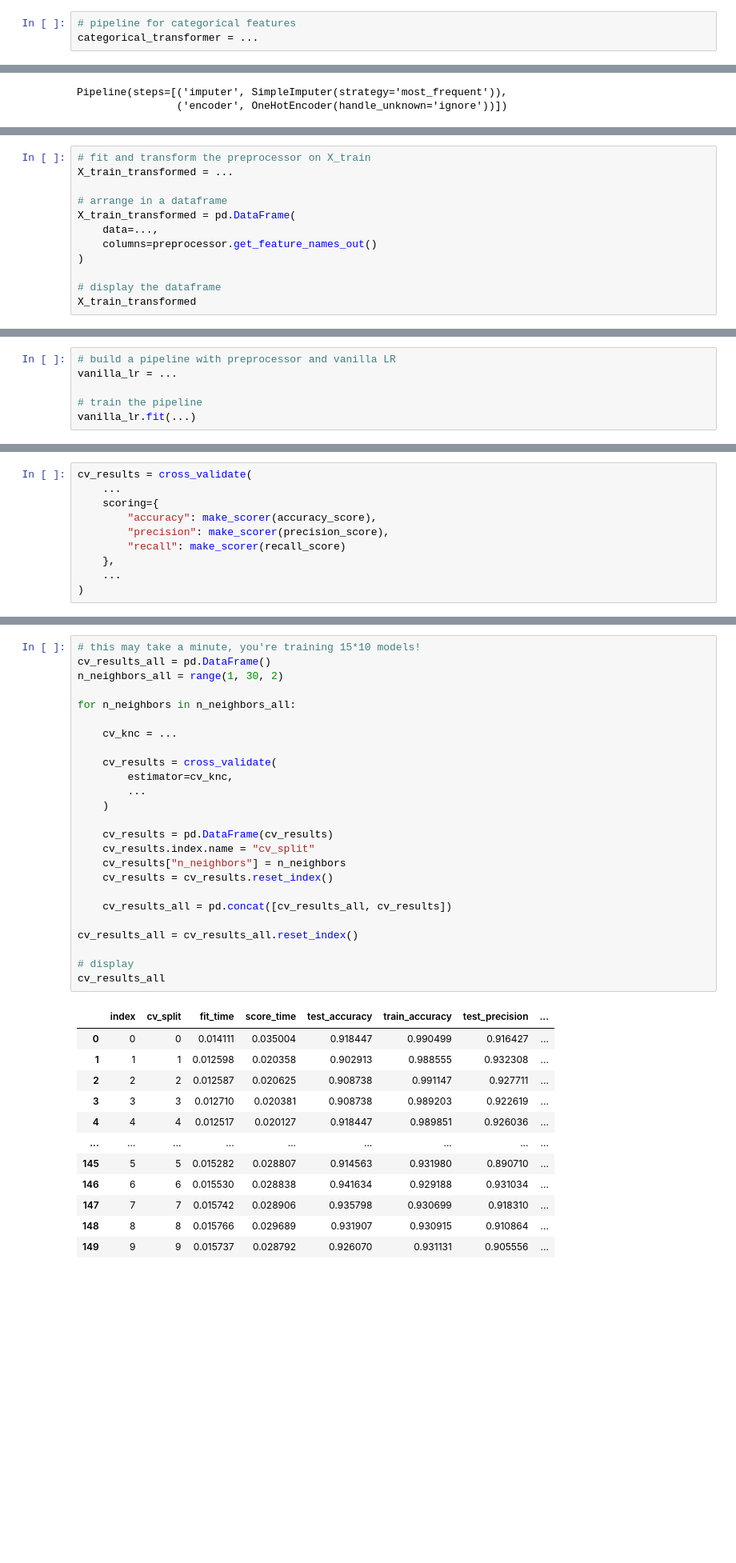
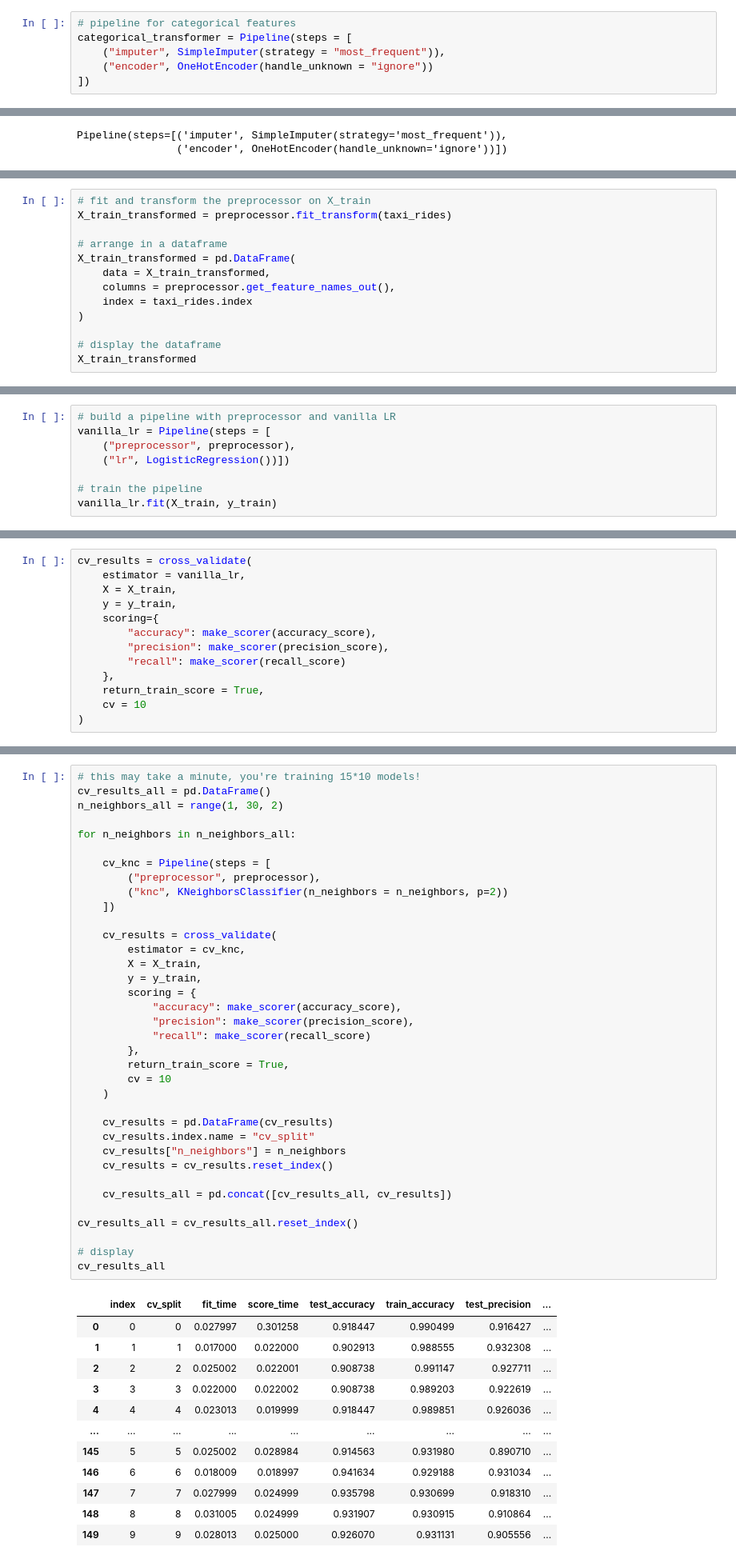
Before and after one commit to Jguan10/CS-39542, a Jupyter notebook: Programming Assignment 3/program03-template.ipynb, the cells around one changed output, grey strips where cells are left out. Shown at 80% size. Drawn from its saved outputs; the diff is of its cells as text; blank space fills up the shorter version.

```diff
--- a/Programming Assignment 3/program03-template.ipynb
+++ b/Programming Assignment 3/program03-template.ipynb
@@ -150,7 +163,10 @@ categorical_features = [
 ]
 # %%
 # pipeline for categorical features
-categorical_transformer = ...
+categorical_transformer = Pipeline(steps = [
+    ("imputer", SimpleImputer(strategy = "most_frequent")),
+    ("encoder", OneHotEncoder(handle_unknown = "ignore"))
+])
 # %%
 # visualize the transformer
 categorical_transformer
@@ -204,12 +220,13 @@ This is our chance to ensure we're happy with our `preprocessor` before we start
 First create a dataframe called `X_train_transformed` with both numeric and categorical features. Then, use the dataframe's `describe()` method to show a summary of all the transformed features. Then you'll write out some observations on the transformed data (details below).
 # %%
 # fit and transform the preprocessor on X_train
-X_train_transformed = ...
+X_train_transformed = preprocessor.fit_transform(taxi_rides)
 
 # arrange in a dataframe
 X_train_transformed = pd.DataFrame(
-    data=...,
-    columns=preprocessor.get_feature_names_out()
+    data = X_train_transformed,
+    columns = preprocessor.get_feature_names_out(),
+    index = taxi_rides.index
 )
 
 # display the dataframe
@@ -255,10 +273,12 @@ Here we're going to be building a simple logistic regression model to predict wh
 A very nice feature of scikit-learn pipeplines is that they can contain other pipelines. You'll leverage that here, building a new pipepline with two steps: a `"preprocessor"` step with the `preprocessor` object you defined above, and a `"lr"` step with a `LogisticRegression()` model with default parameters. Call your pipeline `vanilla_lr`. Then, fit it on your train data.
 # %%
 # build a pipeline with preprocessor and vanilla LR
-vanilla_lr = ...
+vanilla_lr = Pipeline(steps = [
+    ("preprocessor", preprocessor),
+    ("lr", LogisticRegression())])
 
 # train the pipeline
-vanilla_lr.fit(...)
+vanilla_lr.fit(X_train, y_train)
 # %% [output]
 Pipeline(steps=[('preprocessor',
                  ColumnTransformer(transformers=[('numeric',
@@ -337,13 +358,16 @@ Use the `cross_validate()` scikit-learn function to perform 10-fold cross valida
 Store the output of your `cross_validate(...)` call into `cv_results`.
 # %%
 cv_results = cross_validate(
-    ...
+    estimator = vanilla_lr,
+    X = X_train,
+    y = y_train,
     scoring={
         "accuracy": make_scorer(accuracy_score),
         "precision": make_scorer(precision_score),
         "recall": make_scorer(recall_score)
     },
-    ...
+    return_train_score = True,
+    cv = 10
 )
 # %% [markdown]
 ### Task 3.2: Plot train and test scores
@@ -408,41 +432,52 @@ For now, fix `p` to `2` (the default value) and vary `n_neighbors` over `range(1
 # %%
 # this may take a minute, you're training 15*10 models!
 cv_results_all = pd.DataFrame()
 n_neighbors_all = range(1, 30, 2)
 
 for n_neighbors in n_neighbors_all:
 
-    cv_knc = ...
+    cv_knc = Pipeline(steps = [
+        ("preprocessor", preprocessor),
+        ("knc", KNeighborsClassifier(n_neighbors = n_neighbors, p=2))
+    ])
 
     cv_results = cross_validate(
-        estimator=cv_knc,
-        ...
+        estimator = cv_knc,
+        X = X_train,
+        y = y_train,
+        scoring = {
+            "accuracy": make_scorer(accuracy_score),
+            "precision": make_scorer(precision_score),
+            "recall": make_scorer(recall_score)
+        },
+        return_train_score = True,
+        cv = 10
     )
 
     cv_results = pd.DataFrame(cv_results)
     cv_results.index.name = "cv_split"
     cv_results["n_neighbors"] = n_neighbors
     cv_results = cv_results.reset_index()
 
     cv_results_all = pd.concat([cv_results_all, cv_results])
 
 cv_results_all = cv_results_all.reset_index()
 
 # display
 cv_results_all
 # %% [output]
 |  | index | cv_split | fit_time | score_time | test_accuracy | train_accuracy | test_precision | ... |
-| 0 | 0 | 0 | 0.014111 | 0.035004 | 0.918447 | 0.990499 | 0.916427 | ... |
-| 1 | 1 | 1 | 0.012598 | 0.020358 | 0.902913 | 0.988555 | 0.932308 | ... |
-| 2 | 2 | 2 | 0.012587 | 0.020625 | 0.908738 | 0.991147 | 0.927711 | ... |
-| 3 | 3 | 3 | 0.012710 | 0.020381 | 0.908738 | 0.989203 | 0.922619 | ... |
-| 4 | 4 | 4 | 0.012517 | 0.020127 | 0.918447 | 0.989851 | 0.926036 | ... |
+| 0 | 0 | 0 | 0.027997 | 0.301258 | 0.918447 | 0.990499 | 0.916427 | ... |
+| 1 | 1 | 1 | 0.017000 | 0.022000 | 0.902913 | 0.988555 | 0.932308 | ... |
+| 2 | 2 | 2 | 0.025002 | 0.022001 | 0.908738 | 0.991147 | 0.927711 | ... |
+| 3 | 3 | 3 | 0.022000 | 0.022002 | 0.908738 | 0.989203 | 0.922619 | ... |
+| 4 | 4 | 4 | 0.023013 | 0.019999 | 0.918447 | 0.989851 | 0.926036 | ... |
 | ... | ... | ... | ... | ... | ... | ... | ... | ... |
-| 145 | 5 | 5 | 0.015282 | 0.028807 | 0.914563 | 0.931980 | 0.890710 | ... |
-| 146 | 6 | 6 | 0.015530 | 0.028838 | 0.941634 | 0.929188 | 0.931034 | ... |
-| 147 | 7 | 7 | 0.015742 | 0.028906 | 0.935798 | 0.930699 | 0.918310 | ... |
-| 148 | 8 | 8 | 0.015766 | 0.029689 | 0.931907 | 0.930915 | 0.910864 | ... |
-| 149 | 9 | 9 | 0.015737 | 0.028792 | 0.926070 | 0.931131 | 0.905556 | ... |
+| 145 | 5 | 5 | 0.025002 | 0.028984 | 0.914563 | 0.931980 | 0.890710 | ... |
+| 146 | 6 | 6 | 0.018009 | 0.018997 | 0.941634 | 0.929188 | 0.931034 | ... |
+| 147 | 7 | 7 | 0.027999 | 0.024999 | 0.935798 | 0.930699 | 0.918310 | ... |
+| 148 | 8 | 8 | 0.031005 | 0.024999 | 0.931907 | 0.930915 | 0.910864 | ... |
+| 149 | 9 | 9 | 0.028013 | 0.025000 | 0.926070 | 0.931131 | 0.905556 | ... |
 150 rows × 11 columns
 # %% [markdown]
 ### Task 3.4: Plot scores and analyze
```
Also changed, not shown: parts of 23 cells of this notebook.
